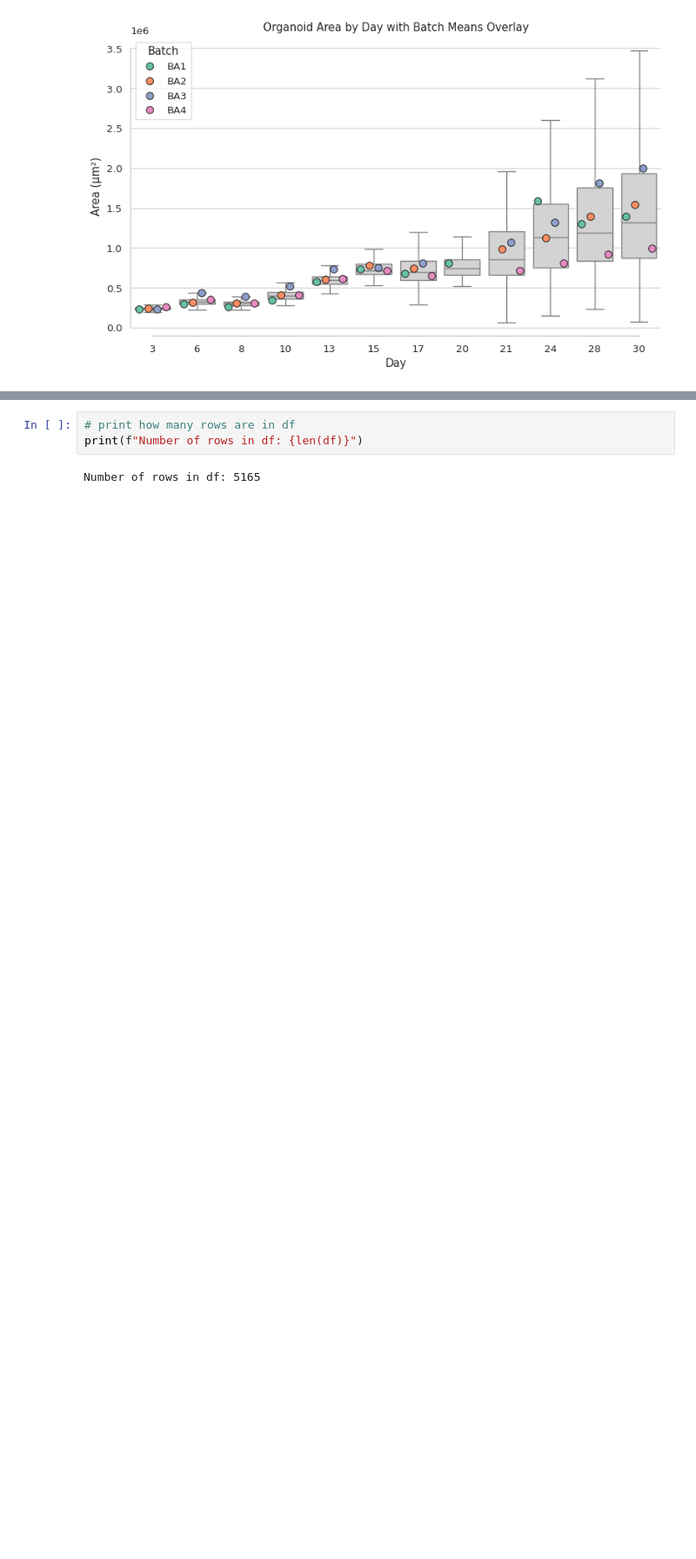
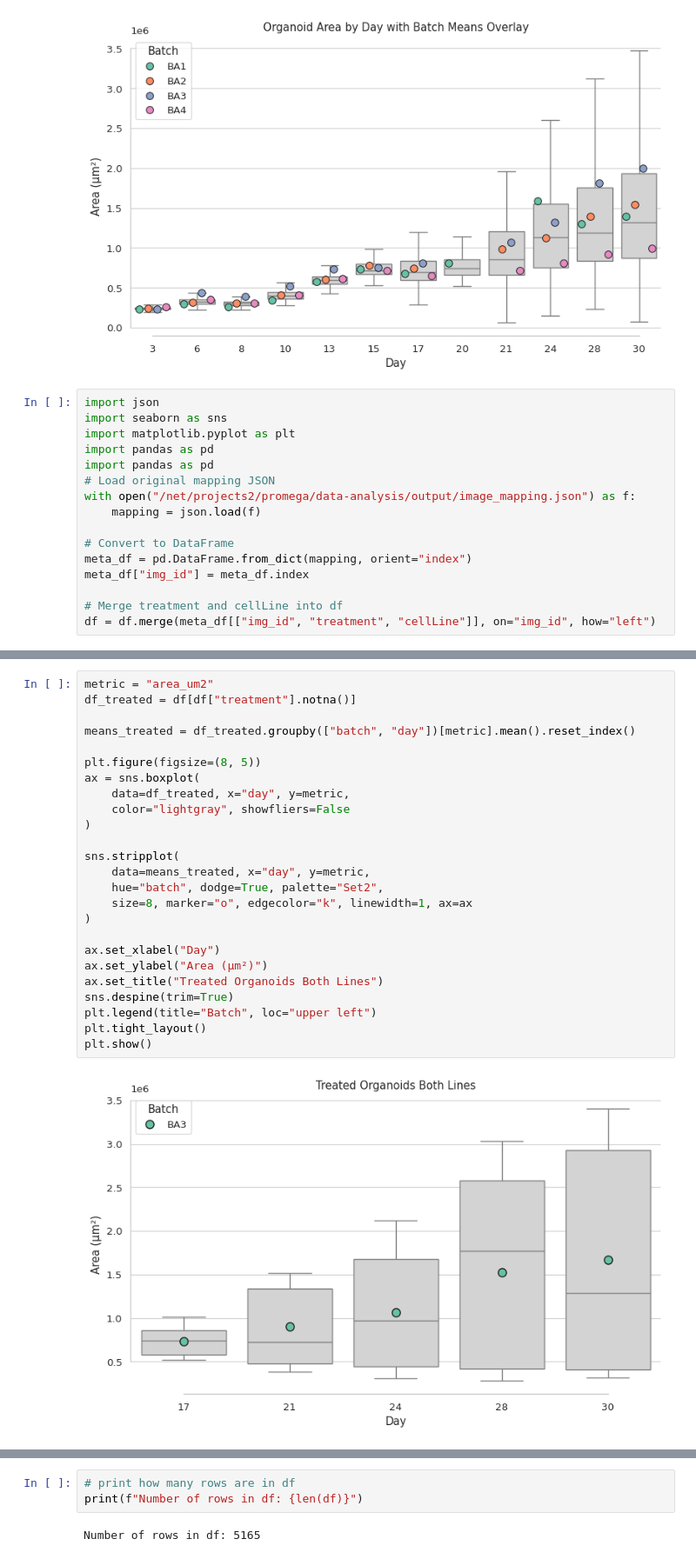
Before and after one commit to dsi-clinic/2025-promega-mini-test, a Jupyter notebook: shape_metrics/plot_metrics.ipynb, the cells around one changed output, grey strips where cells are left out. Shown: that part at 87% size. Drawn from its saved outputs; the diff is of its cells as text; blank space fills up the shorter version.

Commit message:
fixed some metric issues

```diff
--- a/shape_metrics/plot_metrics.ipynb
+++ b/shape_metrics/plot_metrics.ipynb
@@ -66,3 +66,19 @@ Index(['img_id', 'batch_day', 'area_um2', 'perimeter_um', 'major_um',
 4974       BA3_Dy21   BA3   21
 5064  BA2_96_1_Dy24   BA2   24
 [figure]
+# %%
+import json
+import seaborn as sns
+import matplotlib.pyplot as plt
+import pandas as pd
+import pandas as pd
+# Load original mapping JSON
+with open("/net/projects2/promega/data-analysis/output/image_mapping.json") as f:
+    mapping = json.load(f)
+
+# Convert to DataFrame
+meta_df = pd.DataFrame.from_dict(mapping, orient="index")
+meta_df["img_id"] = meta_df.index
+
+# Merge treatment and cellLine into df
+df = df.merge(meta_df[["img_id", "treatment", "cellLine"]], on="img_id", how="left")
@@ -68,0 +94,27 @@ Index(['img_id', 'batch_day', 'area_um2', 'perimeter_um', 'major_um',
+# %%
+metric = "area_um2"
+df_treated = df[df["treatment"].notna()]
+
+means_treated = df_treated.groupby(["batch", "day"])[metric].mean().reset_index()
+
+plt.figure(figsize=(8, 5))
+ax = sns.boxplot(
+    data=df_treated, x="day", y=metric,
+    color="lightgray", showfliers=False
+)
+
+sns.stripplot(
+    data=means_treated, x="day", y=metric,
+    hue="batch", dodge=True, palette="Set2",
+    size=8, marker="o", edgecolor="k", linewidth=1, ax=ax
+)
+
+ax.set_xlabel("Day")
+ax.set_ylabel("Area (µm²)")
+ax.set_title("Treated Organoids Both Lines")
+sns.despine(trim=True)
+plt.legend(title="Batch", loc="upper left")
+plt.tight_layout()
+plt.show()
+# %% [output]
+[figure, added]
```
Also changed, not shown: parts of 3 cells of this notebook, 1 other file.
